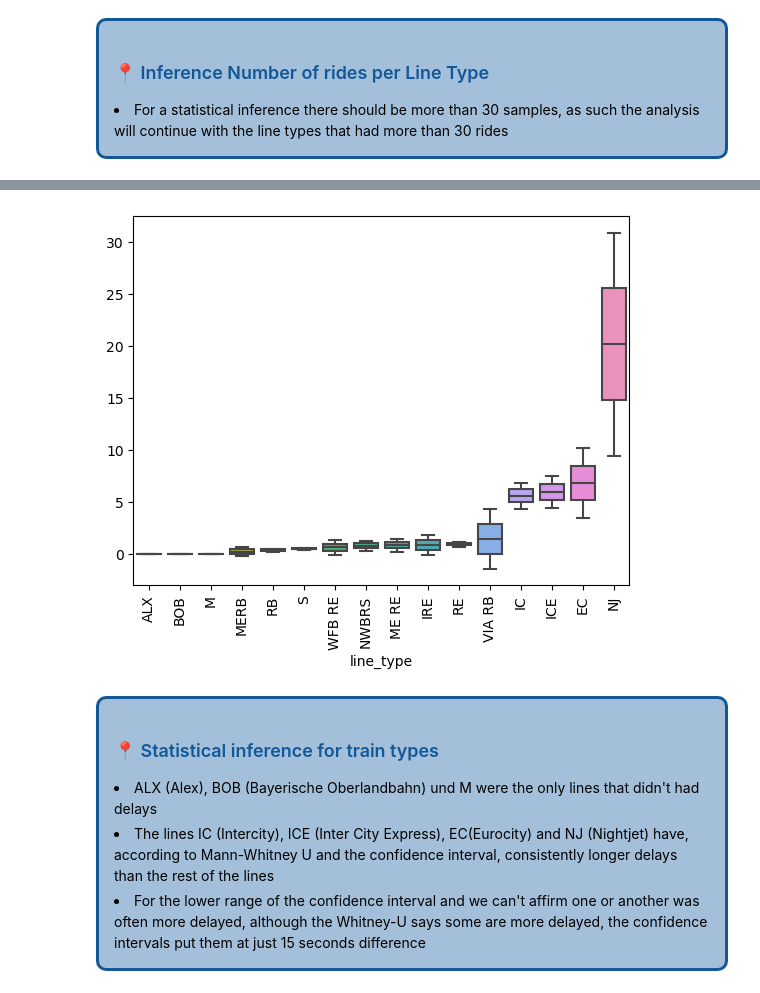
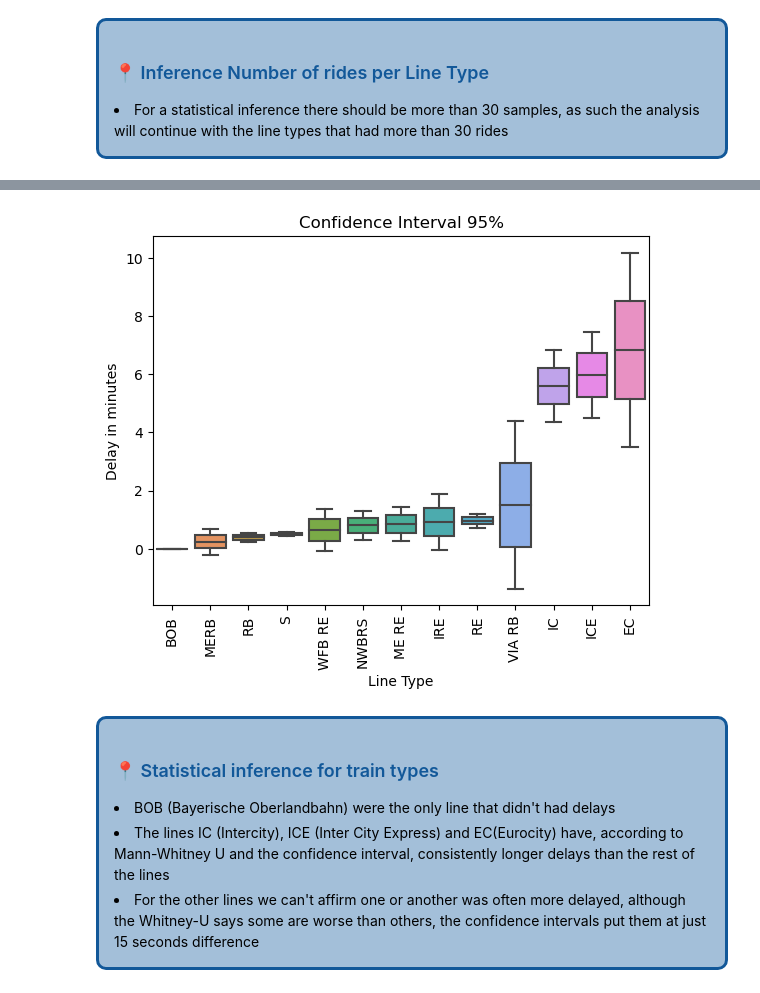
Before and after one commit to krugergui/db_train_dealys, a Jupyter notebook: data_exploration.ipynb, the cells around one changed output, grey strips where cells are left out. Saved outputs shown, nothing was run; the diff lists cells and outputs as text; code cells hidden in the pictures.

```diff
--- a/data_exploration.ipynb
+++ b/data_exploration.ipynb
@@ -51,7 +51,7 @@ sns.lineplot()
 <li> For a statistical inference there should be more than 30 samples, as such the analysis will continue with the line types that had more than 30 rides
 </div>
 # %%
-mask_lines_with_more_than_x_rides = (df['line_type'].value_counts() > 20)
+mask_lines_with_more_than_x_rides = (df['line_type'].value_counts() > 30)
 lines_with_more_than_x_rides = mask_lines_with_more_than_x_rides[mask_lines_with_more_than_x_rides].index
 df_more_than_x_rides = df[df['line_type'].isin(lines_with_more_than_x_rides)]
 # %%
@@ -195,14 +199,15 @@ describe_line_types
 # %%
 ax = sns.boxplot(df_upper_lower)
+ax.set(title='Confidence Interval 95%', ylabel='Delay in minutes', xlabel='Line Type')
 ax.set_xticklabels(ax.get_xticklabels(), rotation = 90);
 # %% [output]
-[figure, old version]
+[figure, new version]
 # %% [markdown]
 <div style="border-radius:10px; border:#125899 solid; padding: 15px; background-color: #a3bfd9; font-size:100%; text-align:left; color: #000000">
 
 <h3 align="left"><font color='#125899'>📍 Statistical inference for train types</font></h3>
 
-<li> ALX (Alex), BOB (Bayerische Oberlandbahn) und M were the only lines that didn't had delays
-<li> The lines IC (Intercity), ICE (Inter City Express), EC(Eurocity) and NJ (Nightjet) have, according to Mann-Whitney U and the confidence interval, consistently longer delays than the rest of the lines
-<li> For the lower range of the confidence interval and we can't affirm one or another was often more delayed, although the Whitney-U says some are more delayed, the confidence intervals put them at just 15 seconds difference
+<li> BOB (Bayerische Oberlandbahn) were the only line that didn't had delays
+<li> The lines IC (Intercity), ICE (Inter City Express) and EC(Eurocity) have, according to Mann-Whitney U and the confidence interval, consistently longer delays than the rest of the lines
+<li> For the other lines we can't affirm one or another was often more delayed, although the Whitney-U says some are worse than others, the confidence intervals put them at just 15 seconds difference
 </div>
```
Also changed, not shown: parts of 8 cells of this notebook.
